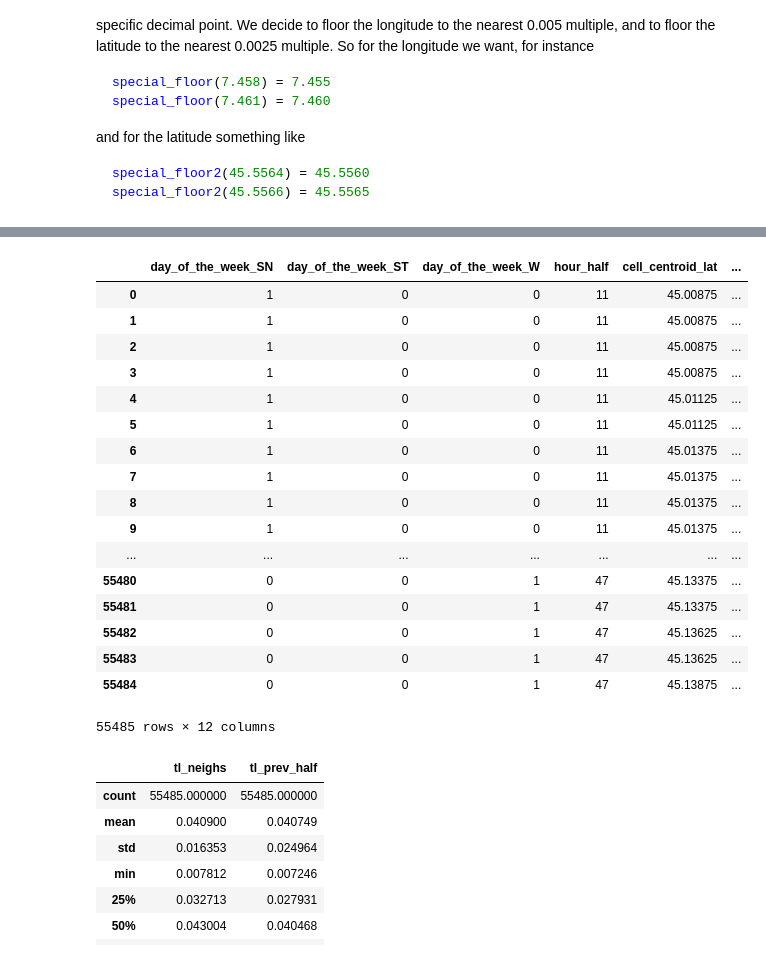
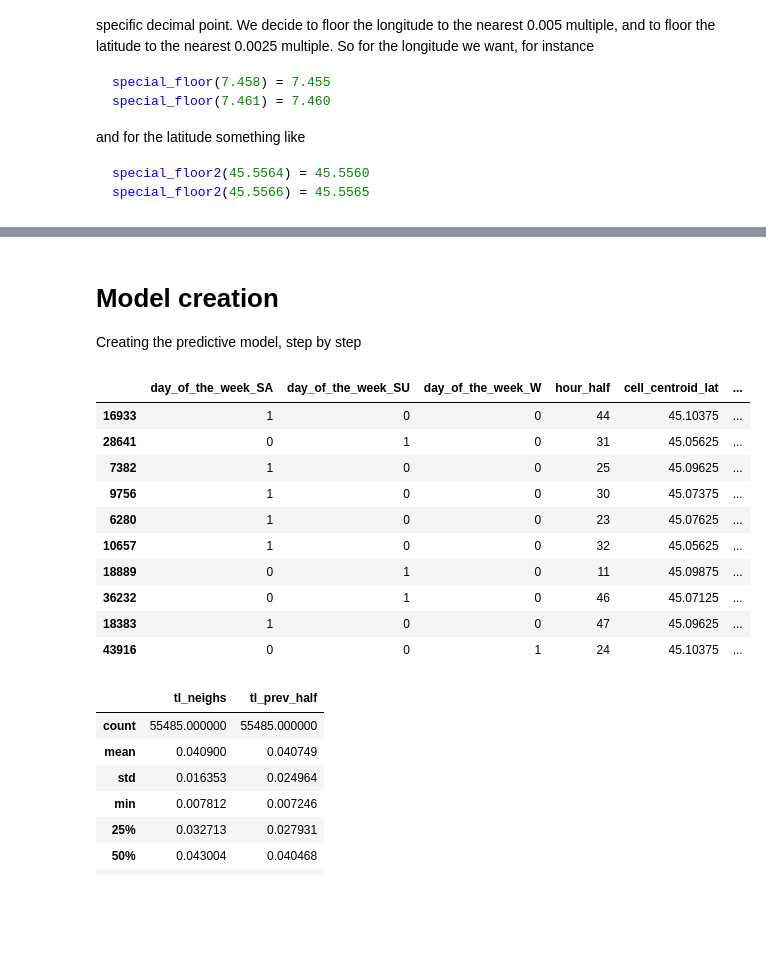
Before and after one commit to Vem-Solutions-spa/dataset_vem_5t_traffic_analysis, a Jupyter notebook: 02_Exploratory_analysis.ipynb, the cells around one changed output, grey strips where cells are left out. Cells and saved outputs as stored; diff of their text form; code cells hidden in the pictures; blank space fills up the shorter version.

```diff
--- a/02_Exploratory_analysis.ipynb
+++ b/02_Exploratory_analysis.ipynb
@@ -808,11 +474,0 @@ len(dataset)
-# %%
-r = 0
-h = 11
-for d in ['SN']:
-    #for h in range(11, 48):
-    for c in dataset.cell_number.unique():
-        print(d, h, c)
-        res = previous_hours(h, c, dataset, d)
-        if res is None:
-            r += 1
-print(r)
@@ -864,0 +580,21 @@ def tl_neighs(tup, main_df, df_10):
+# %%
+map_h_to_int = dict(zip(hours, range(1, 49)))                # dict to encode the hour-and-half as an int from 1 to 48
+map_d_to_int = dict(zip(range(1,8), ['W']*5 + ['SA', 'SU'])) # dict to map the 7 values for weekdays into just 3 values
+
+# Select only the data corresponding to the subset of cells defined above
+little_turin = turin_june[(turin_june.engine_status == 1) &
+                         (turin_june.cell_number.isin(cell_list))].copy()
+
+# Transform weekdays and hours
+little_turin['day_of_the_week'] = little_turin.day_of_the_week.map(map_d_to_int)
+little_turin['hour_half'] = little_turin.hour_half.map(map_h_to_int)
+
+# Compute TL for each weekday, hour and cell, and create first structure of the training dataset
+
+dataset = little_turin\
+.groupby(['day_of_the_week', 'hour_half', 'cell_number', 'device_id'], as_index=False).agg({'speed': np.mean})\
+.groupby(['day_of_the_week', 'hour_half', 'cell_number'], as_index=False).agg({'device_id': 'nunique',
+                                                                               'speed': np.mean})\
+.rename(columns={'device_id': 'n_cars'})
+
+dataset.speed.describe()
@@ -885,9 +718,17 @@ Did
 # %%
 dataset['tl_prev_half'] = dataset.iloc[:, [0, 1, 2]].apply(tl_previous_half, axis=1)
 # %%
+# Merge the dataset with the original dataframe to obtain the cell centroid's latitude and longitude
+# In the beginning we kept only the cell number to make the aggregation easier
+
 dataset = dataset.merge(turin_june.drop_duplicates(subset=['cell_number'])[['cell_number',
-                                                                 'cell_centroid_lat', 'cell_centroid_lon']], how='left',
-             on=['cell_number'])
+                                                                            'cell_centroid_lat',
+                                                                            'cell_centroid_lon']],
+                        how='left',
+                        on=['cell_number'])
 
 dataset = dataset.iloc[:, [0, 1, 8, 9, 6, 7, 2, 3, 4, 5]]
+# %% [markdown]
+# Model creation
+Creating the predictive model, step by step
 # %%
@@ -902,28 +741,21 @@ from sklearn.preprocessing import OneHotEncoder, MinMaxScaler
 
 from xgboost.sklearn import XGBRegressor
 # %%
-dataset = pd.get_dummies(dataset)
+dataset = pd.get_dummies(dataset)                           # this function hot-encodes the categorical variables
 dataset = dataset.iloc[:, [-3, -2, -1] + list(range(9))]
-dataset
+dataset.sample(frac=1.).head(10)
 # %% [output]
-|  | day_of_the_week_SN | day_of_the_week_ST | day_of_the_week_W | hour_half | cell_centroid_lat | ... |
-| 0 | 1 | 0 | 0 | 11 | 45.00875 | ... |
-| 1 | 1 | 0 | 0 | 11 | 45.00875 | ... |
-| 2 | 1 | 0 | 0 | 11 | 45.00875 | ... |
-| 3 | 1 | 0 | 0 | 11 | 45.00875 | ... |
-| 4 | 1 | 0 | 0 | 11 | 45.01125 | ... |
-| 5 | 1 | 0 | 0 | 11 | 45.01125 | ... |
-| 6 | 1 | 0 | 0 | 11 | 45.01375 | ... |
-| 7 | 1 | 0 | 0 | 11 | 45.01375 | ... |
-| 8 | 1 | 0 | 0 | 11 | 45.01375 | ... |
-| 9 | 1 | 0 | 0 | 11 | 45.01375 | ... |
-| ... | ... | ... | ... | ... | ... | ... |
-| 55480 | 0 | 0 | 1 | 47 | 45.13375 | ... |
-| 55481 | 0 | 0 | 1 | 47 | 45.13375 | ... |
-| 55482 | 0 | 0 | 1 | 47 | 45.13625 | ... |
-| 55483 | 0 | 0 | 1 | 47 | 45.13625 | ... |
-| 55484 | 0 | 0 | 1 | 47 | 45.13875 | ... |
+|  | day_of_the_week_SA | day_of_the_week_SU | day_of_the_week_W | hour_half | cell_centroid_lat | ... |
+| 16933 | 1 | 0 | 0 | 44 | 45.10375 | ... |
+| 28641 | 0 | 1 | 0 | 31 | 45.05625 | ... |
+| 7382 | 1 | 0 | 0 | 25 | 45.09625 | ... |
+| 9756 | 1 | 0 | 0 | 30 | 45.07375 | ... |
+| 6280 | 1 | 0 | 0 | 23 | 45.07625 | ... |
+| 10657 | 1 | 0 | 0 | 32 | 45.05625 | ... |
+| 18889 | 0 | 1 | 0 | 11 | 45.09875 | ... |
+| 36232 | 0 | 1 | 0 | 46 | 45.07125 | ... |
+| 18383 | 1 | 0 | 0 | 47 | 45.09625 | ... |
+| 43916 | 0 | 0 | 1 | 24 | 45.10375 | ... |
-55485 rows × 12 columns
 # %%
 dataset[['tl_neighs', 'tl_prev_half']].describe()
 # %% [output]
```
Also changed, not shown: parts of 79 cells of this notebook, 1 other file.
